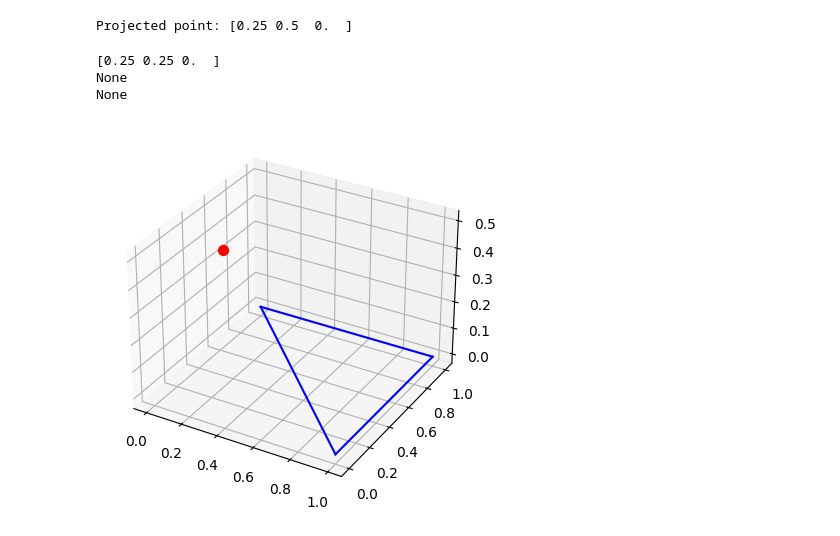
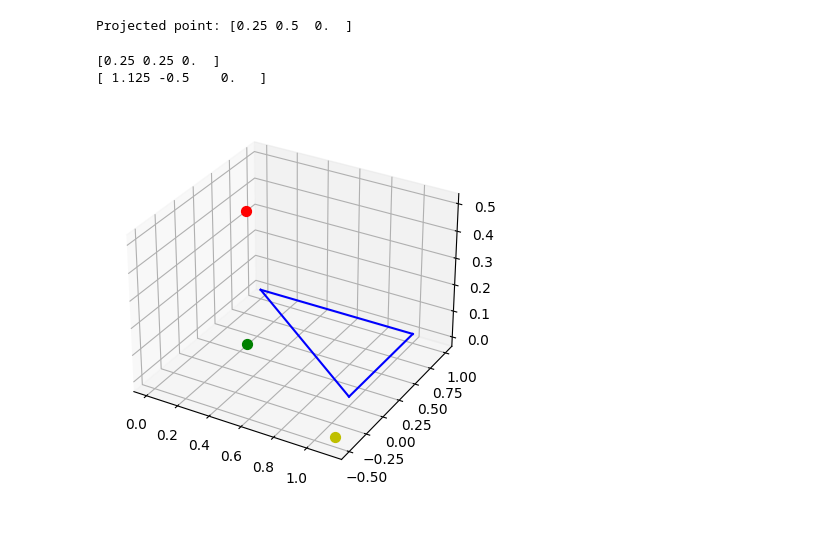
Before and after one commit to Muhanzhaokmp228/Bachelor-project, a Jupyter notebook: Code/Test.ipynb, the cells around one changed output. Saved outputs shown, nothing was run; the diff lists cells and outputs as text; code cells hidden in the pictures.

Commit message:
graph for whale

```diff
--- a/Code/Test.ipynb
+++ b/Code/Test.ipynb
@@ -74,12 +74,13 @@ def project_point_to_mesh2(point, vecs):
     beta = np.dot(np.cross(w, v), n) / np.dot(n, n)
     alpha = 1 - gamma - beta
 
-    y = alpha * vecs[0] + beta * vecs[1] + gamma * vecs[2]
 
-    if alpha >= 0 and beta >= 0 and gamma >= 0 and alpha <= 1 and beta <= 1 and gamma <= 1:
-        return y
-    else:
-        return None
+    y = (1 - gamma) * vecs[0] + (gamma * (1 - beta)) * vecs[1] + (gamma * beta) * vecs[2]
+    return y
+    # if alpha >= 0 and beta >= 0 and gamma >= 0 and alpha <= 1 and beta <= 1 and gamma <= 1:
+    #     return alpha * vecs[0] + beta * vecs[1] + gamma * vecs[2]
+    # else:
+    #     return (1 - u) * a + (u * (1 - v)) * b + (u * v) * c
 # %%
 import numpy as np
 
@@ -126,31 +127,33 @@ Projected point: [0.25 0.5  0.  ]
 # %%
 #test projec_point_to_mesh
 vecs = np.array([[1,0,0],[0,1,0],[1,1,0]])
 point = np.array([0.25, 0.25, 0.5])
 
-print(project_point_to_mesh(point, vecs))
-print(project_point_to_mesh2(point, vecs))
-print(project_to_triangle(point, vecs))
+pp1 = project_point_to_mesh(point, vecs)
+print(pp1)
+pp2 = project_point_to_mesh2(point, vecs)
+print(pp2)
 
 x = [vec[0] for vec in vecs]
 y = [vec[1] for vec in vecs]
 z = [vec[2] for vec in vecs]
 
 # Create a 3D plot
 fig = plt.figure()
 ax = fig.add_subplot(111, projection='3d')
 
 # Plot the triangle
 ax.plot([x[0], x[1]], [y[0], y[1]], [z[0], z[1]], 'b-')
 ax.plot([x[1], x[2]], [y[1], y[2]], [z[1], z[2]], 'b-')
 ax.plot([x[2], x[0]], [y[2], y[0]], [z[2], z[0]], 'b-')
 
 ax.scatter(point[0], point[1], point[2], color='r', s=50)
+ax.scatter(pp1[0], pp1[1], pp1[2], color='g', s=50)
+ax.scatter(pp2[0], pp2[1], pp2[2], color='y', s=50)
 
 # Show the plot
 plt.show()
 # %% [output]
 [0.25 0.25 0.  ]
-None
-None
+[ 1.125 -0.5    0.   ]
-[figure, old version]
+[figure, new version]
```
Also changed, not shown: 6 other files.
